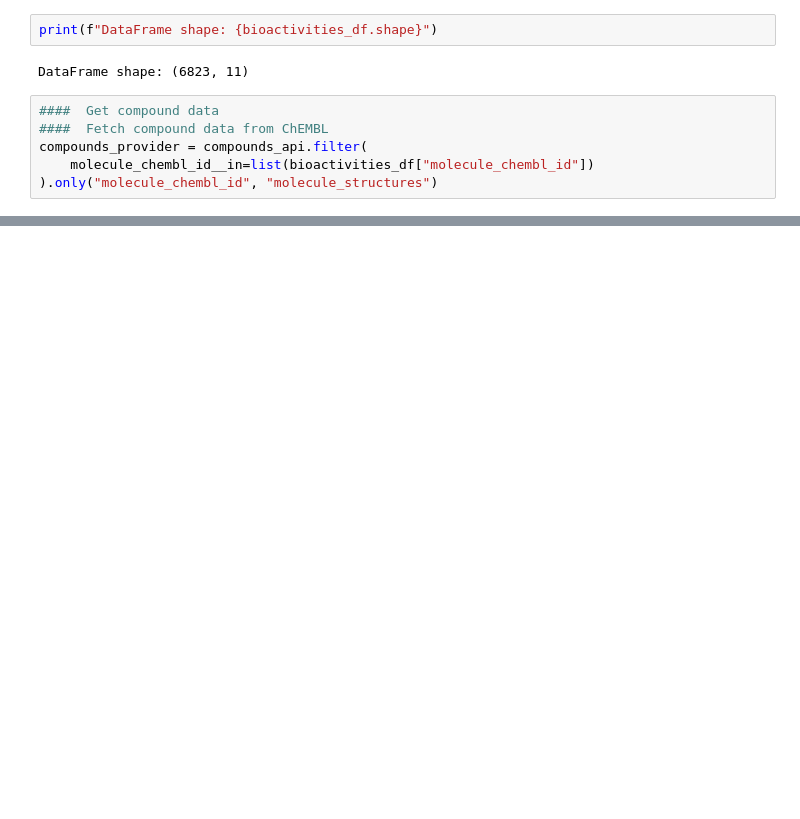
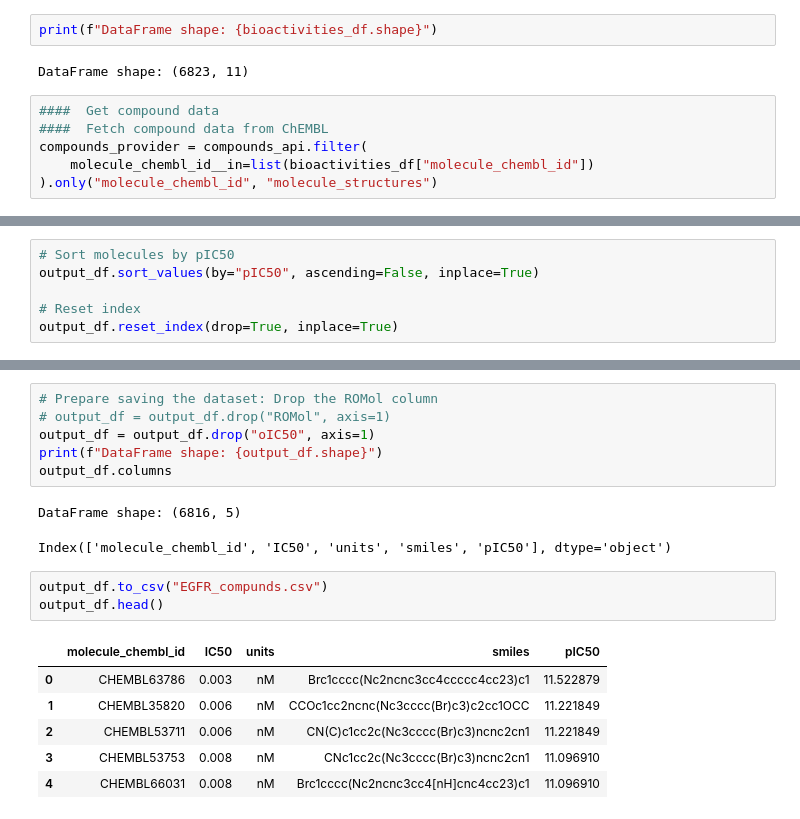
Before and after one commit to DeokhyeonYoon/Practice_for_DrugDiscovery, a Jupyter notebook: Chemical_similarity_search_and_Ligand_stability/tutorial_1.ipynb, the cells around one changed output, grey strips where cells are left out. Drawn from its saved outputs; the diff is of its cells as text; blank space fills up the shorter version.

```diff
--- a/Chemical_similarity_search_and_Ligand_stability/tutorial_1.ipynb
+++ b/Chemical_similarity_search_and_Ligand_stability/tutorial_1.ipynb
@@ -312,0 +356,6 @@ print(f"Dataset with {output_df.shape[0]} entries.")
+# %%
+# Sort molecules by pIC50
+output_df.sort_values(by="pIC50", ascending=False, inplace=True)
+
+# Reset index
+output_df.reset_index(drop=True, inplace=True)
@@ -312,0 +383,19 @@ print(f"Dataset with {output_df.shape[0]} entries.")
+# %%
+# Prepare saving the dataset: Drop the ROMol column
+# output_df = output_df.drop("ROMol", axis=1)
+output_df = output_df.drop("oIC50", axis=1)
+print(f"DataFrame shape: {output_df.shape}")
+output_df.columns
+# %% [output]
+DataFrame shape: (6816, 5)
+Index(['molecule_chembl_id', 'IC50', 'units', 'smiles', 'pIC50'], dtype='object')
+# %%
+output_df.to_csv("EGFR_compunds.csv")
+output_df.head()
+# %% [output]
+|  | molecule_chembl_id | IC50 | units | smiles | pIC50 |
+| 0 | CHEMBL63786 | 0.003 | nM | Brc1cccc(Nc2ncnc3cc4ccccc4cc23)c1 | 11.522879 |
+| 1 | CHEMBL35820 | 0.006 | nM | CCOc1cc2ncnc(Nc3cccc(Br)c3)c2cc1OCC | 11.221849 |
+| 2 | CHEMBL53711 | 0.006 | nM | CN(C)c1cc2c(Nc3cccc(Br)c3)ncnc2cn1 | 11.221849 |
+| 3 | CHEMBL53753 | 0.008 | nM | CNc1cc2c(Nc3cccc(Br)c3)ncnc2cn1 | 11.096910 |
+| 4 | CHEMBL66031 | 0.008 | nM | Brc1cccc(Nc2ncnc3cc4[nH]cnc4cc23)c1 | 11.096910 |
```
Also changed, not shown: parts of 18 cells of this notebook, 5 other files.
